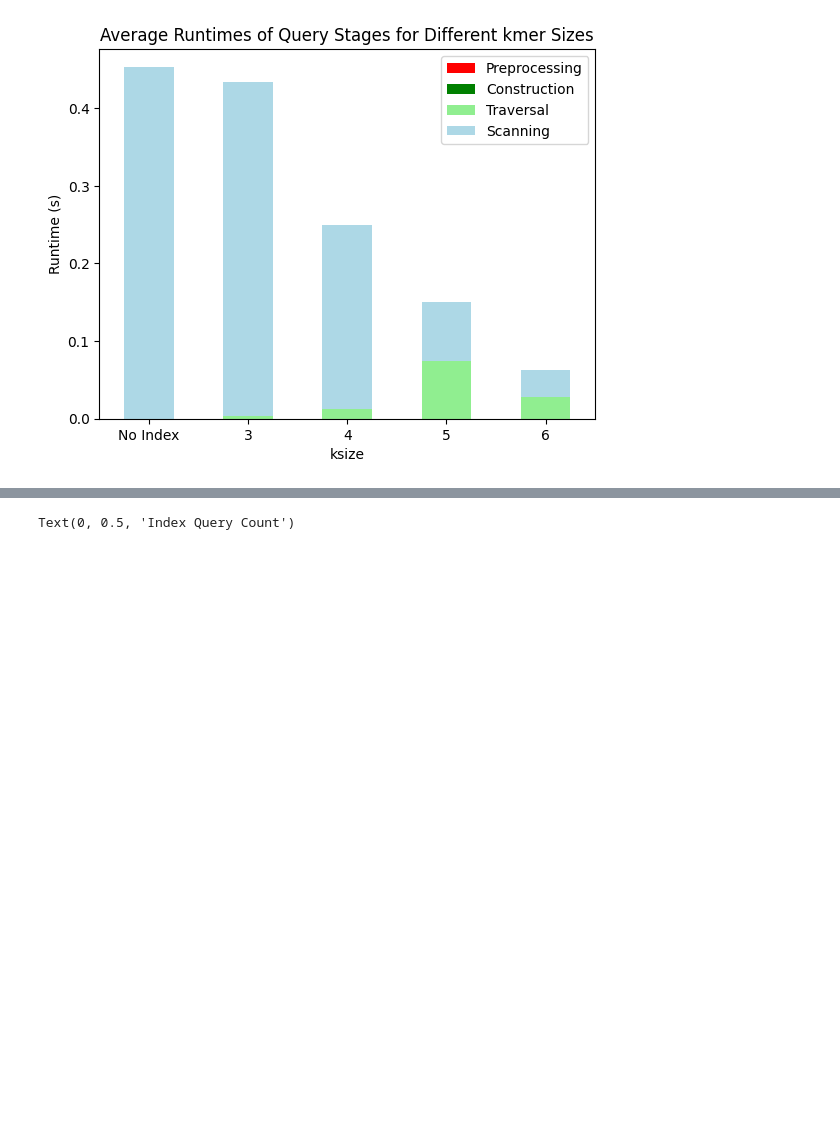
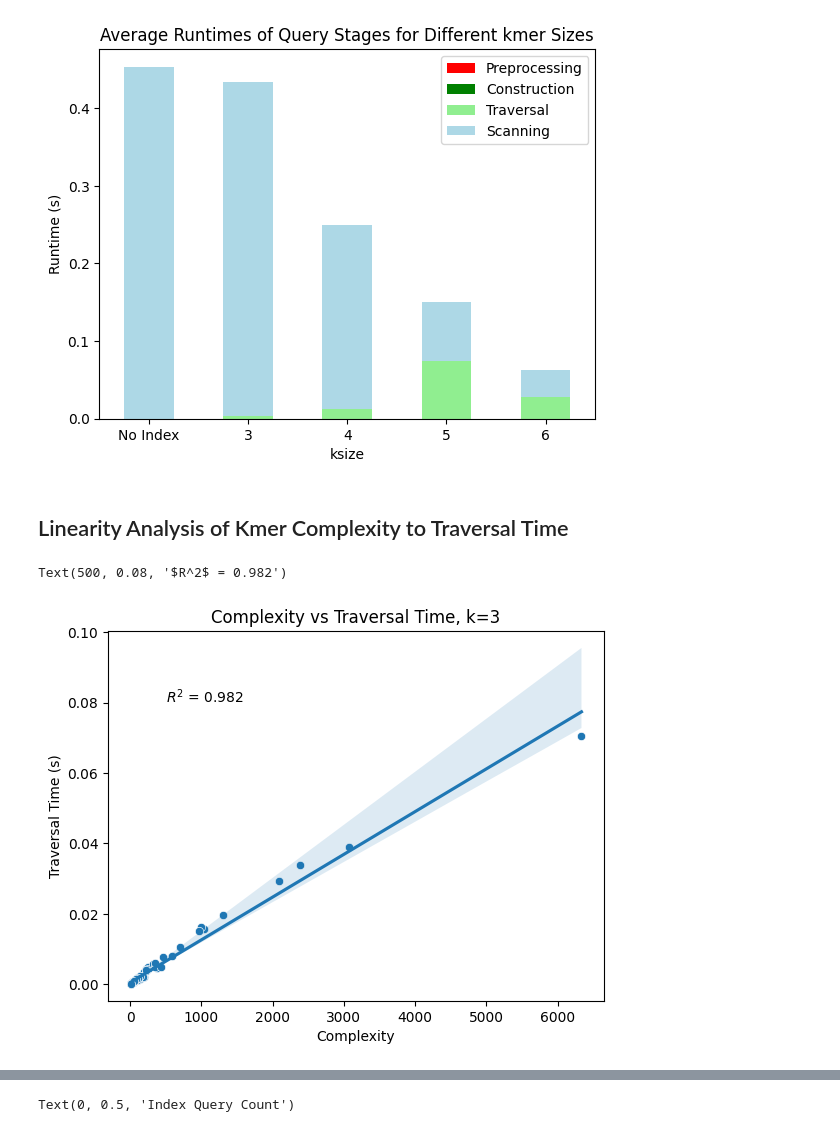
Before and after one commit to remyschwab/tetrex_analysis, a Jupyter notebook: no_cache_runtime_analysis.ipynb, the cells around one changed output, grey strips where cells are left out. Drawn from its saved outputs; the diff is of its cells as text; code cells hidden in the pictures; blank space fills up the shorter version.

```diff
--- a/no_cache_runtime_analysis.ipynb
+++ b/no_cache_runtime_analysis.ipynb
@@ -41,3 +44,16 @@ df_k5["ksize"] = 5
 df_k6["ksize"] = 6
 # %%
 df_merged = reduce(lambda  left,right: pd.merge(left,right,on=["Preprocessing","Construction","Traversal","Scanning","Complexity","Index Queries","ksize"], how='outer'), dfs)
+# %% [markdown]
+## Linearity Analysis of Kmer Complexity to Traversal Time
+# %%
+slope, intercept, r_value, p_value, std_err = stats.linregress(df_k3["Complexity"], df_k3["Traversal"])
+
+ax = sns.scatterplot(data=df_k3, x="Complexity", y="Traversal")
+plt = sns.regplot(data=df_k3, x="Complexity", y="Traversal", scatter=False, ax=ax)
+ax.set_title("Complexity vs Traversal Time, k=3")
+ax.set_ylabel("Traversal Time (s)")
+plt.text(500, .08, "$R^2$ = "+str(round(r_value**2, 3)))
+# %% [output]
+Text(500, 0.08, '$R^2$ = 0.982')
+[figure, added]
```
Also changed, not shown: parts of 6 cells of this notebook, 2 other files.
